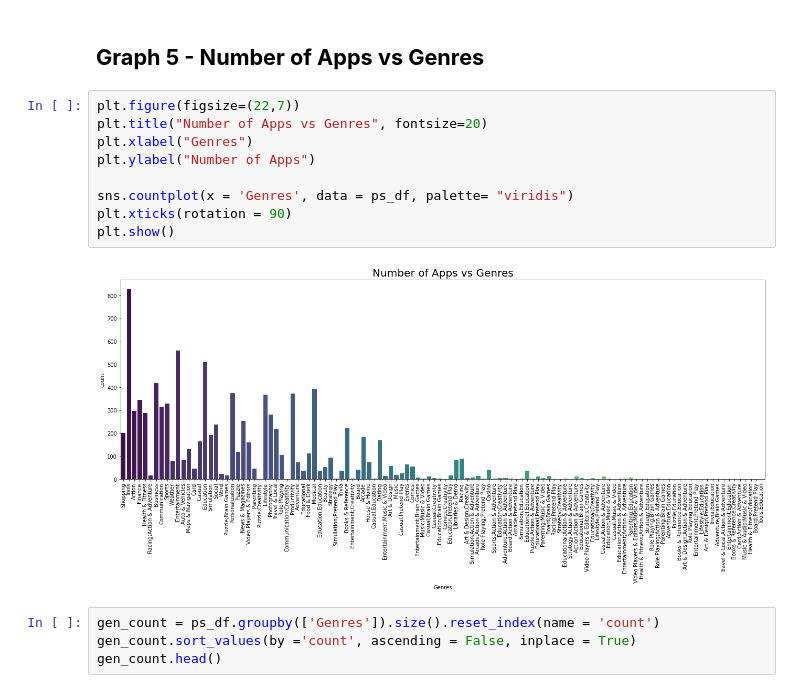
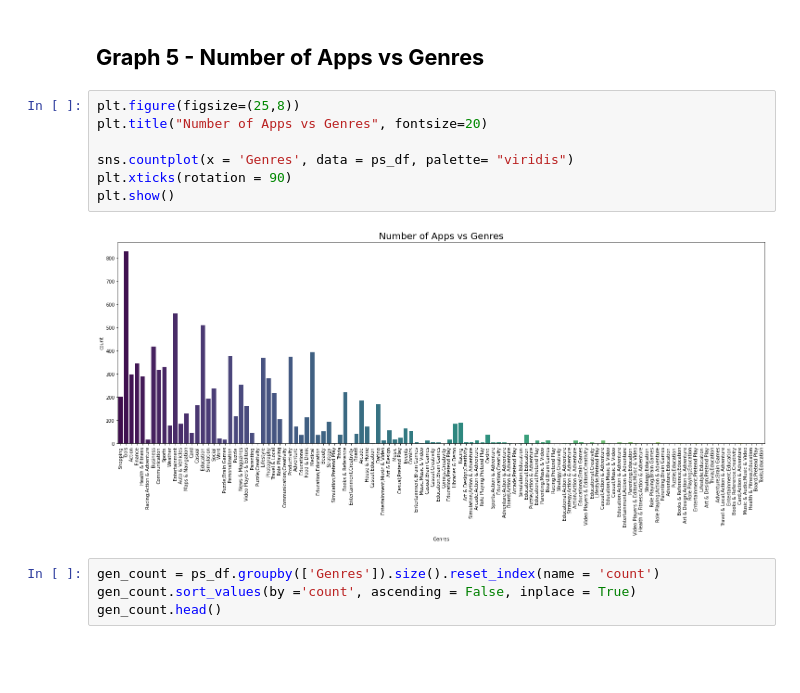
Before and after one commit to harkpun/Google-Play-Store-Analysis, a Jupyter notebook: Play_Store_Analysis.ipynb, the cells around one changed output. Drawn from its saved outputs; the diff is of its cells as text; blank space fills up the shorter version.

```diff
--- a/Play_Store_Analysis.ipynb
+++ b/Play_Store_Analysis.ipynb
@@ -587,16 +593,14 @@ cat_rating.tail()
 # %% [markdown]
 ## **Graph 5 - Number of Apps vs Genres**
 # %%
-plt.figure(figsize=(22,7))
+plt.figure(figsize=(25,8))
 plt.title("Number of Apps vs Genres", fontsize=20)
-plt.xlabel("Genres")
-plt.ylabel("Number of Apps")
 
 sns.countplot(x = 'Genres', data = ps_df, palette= "viridis")
 plt.xticks(rotation = 90)
 plt.show()
 # %% [output]
-[figure, old version]
+[figure, new version]
 # %%
 gen_count = ps_df.groupby(['Genres']).size().reset_index(name = 'count')
 gen_count.sort_values(by ='count', ascending = False, inplace = True)
```
Also changed, not shown: parts of 34 cells of this notebook.
